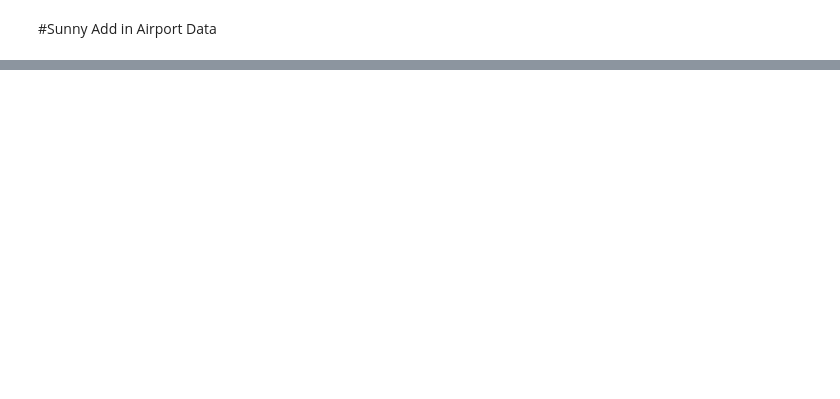
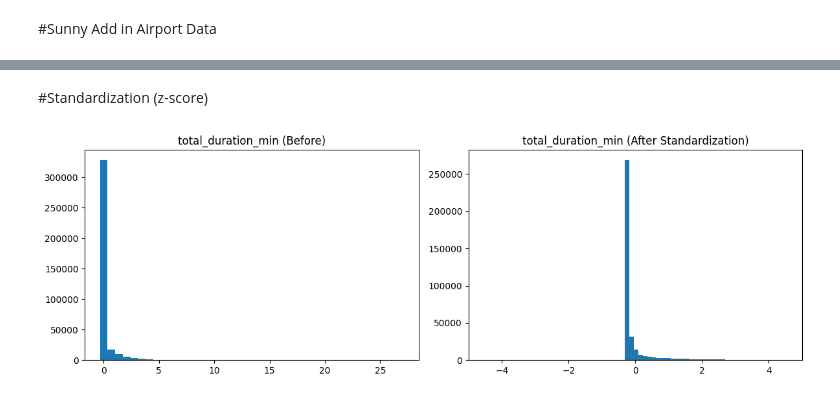
Before and after one commit to mmarynama/AI_Project, a Jupyter notebook: MASTER_Group_project_AI.ipynb, the cells around one changed output, grey strips where cells are left out. Saved outputs shown, nothing was run; the diff lists cells and outputs as text; code cells hidden in the pictures; blank space fills up the shorter version.

```diff
--- a/MASTER_Group_project_AI.ipynb
+++ b/MASTER_Group_project_AI.ipynb
@@ -1076,0 +2084,46 @@ trips_val_scaled[numeric_cols] = scaler.transform(trips_val_scaled[numeric_cols]
+# %% [markdown]
+#Standardization (z-score)
+# %%
+# All numeric columns
+numeric_cols = trips_per_bin_full.select_dtypes(include=['number']).columns.tolist()
+
+# Columns NOT to scale
+do_not_scale = [
+    'avg_trip_distance', 'PULocationID', 'PU_Borough', 'PU_Zone', 'PU_service_zone',
+    'day_of_month', 'month', 'week_of_year', 'weekday', 'hour', 'HalfHourOfDay'
+] + [col for col in trips_per_bin_full.columns if col.startswith('is_')] \
+  + [col for col in trips_per_bin_full.columns if col.endswith('_Week')] \
+  + ['sin_halfhour', 'cos_halfhour']
+
+features_to_scale = [c for c in numeric_cols if c not in do_not_scale]
+# %%
+from sklearn.preprocessing import StandardScaler
+
+scaler = StandardScaler()
+trips_per_bin_full[features_to_scale] = scaler.fit_transform(
+    trips_per_bin_full[features_to_scale]
+)
+# %%
+import matplotlib.pyplot as plt
+
+feature = "total_duration_min"
+
+scaler = StandardScaler()
+scaled_values = scaler.fit_transform(trips_per_bin_full[[feature]]).ravel()
+
+fig, ax = plt.subplots(1, 2, figsize=(12,4))
+
+# Before scaling
+ax[0].hist(trips_per_bin_full[feature], bins=40)
+ax[0].set_title(f"{feature} (Before)")
+
+# After scaling
+ax[1].hist(scaled_values, bins=200)
+ax[1].set_xlim(-5, 5)
+ax[1].set_title(f"{feature} (After Standardization)")
+
+
+plt.tight_layout()
+plt.show()
+# %% [output]
+[figure, added]
```
Also changed, not shown: parts of 132 cells of this notebook.
